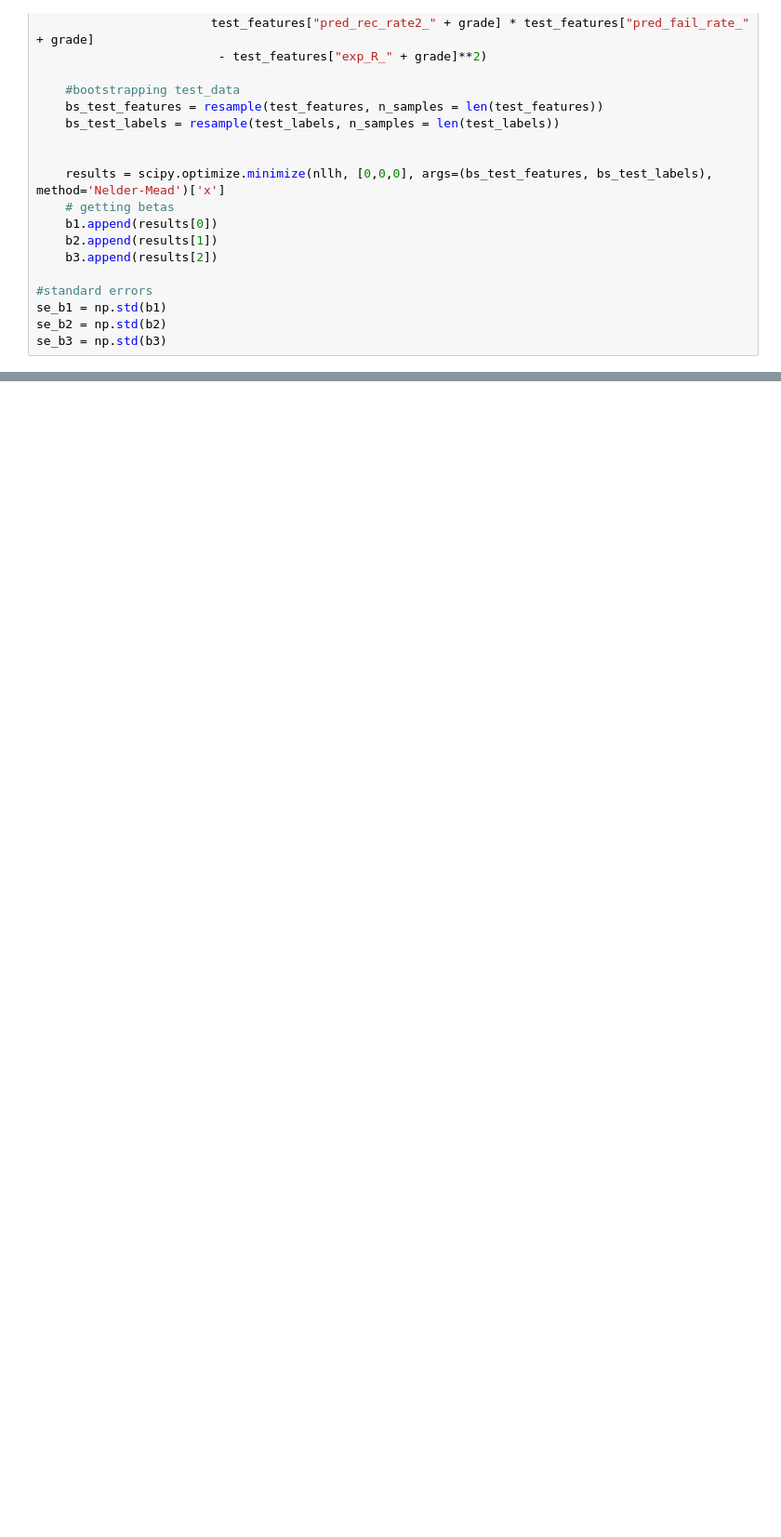
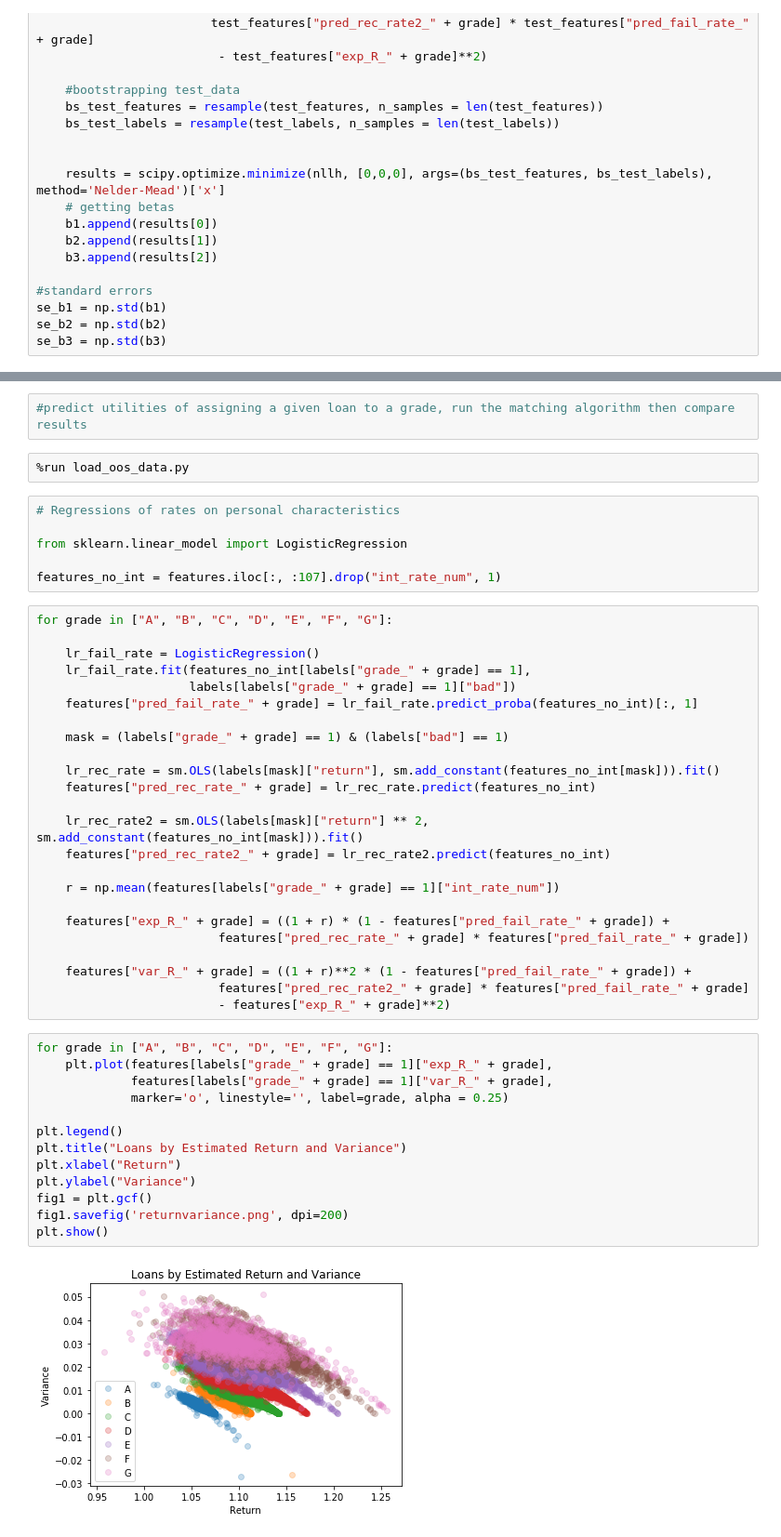
Before and after one commit to arielgoldszmidt/lenders, a Jupyter notebook: project.ipynb, the cells around one changed output, grey strips where cells are left out. Shown at 93% size. Saved outputs shown, nothing was run; the diff lists cells and outputs as text; blank space fills up the shorter version.

Commit message:
update
-added marginal effects and oout of sample prediction to project.ipynb

-added an out of sample histogram

-python script to read out of sample data

```diff
--- a/project.ipynb
+++ b/project.ipynb
@@ -373,0 +406,49 @@ se_b3 = np.std(b3)
+# %%
+#predict utilities of assigning a given loan to a grade, run the matching algorithm then compare results
+# %%
+%run load_oos_data.py
+# %%
+# Regressions of rates on personal characteristics
+
+from sklearn.linear_model import LogisticRegression
+
+features_no_int = features.iloc[:, :107].drop("int_rate_num", 1)
+# %%
+for grade in ["A", "B", "C", "D", "E", "F", "G"]:
+
+    lr_fail_rate = LogisticRegression()
+    lr_fail_rate.fit(features_no_int[labels["grade_" + grade] == 1],
+                     labels[labels["grade_" + grade] == 1]["bad"])
+    features["pred_fail_rate_" + grade] = lr_fail_rate.predict_proba(features_no_int)[:, 1]
+
+    mask = (labels["grade_" + grade] == 1) & (labels["bad"] == 1)
+
+    lr_rec_rate = sm.OLS(labels[mask]["return"], sm.add_constant(features_no_int[mask])).fit()
+    features["pred_rec_rate_" + grade] = lr_rec_rate.predict(features_no_int)
+
+    lr_rec_rate2 = sm.OLS(labels[mask]["return"] ** 2, sm.add_constant(features_no_int[mask])).fit()
+    features["pred_rec_rate2_" + grade] = lr_rec_rate2.predict(features_no_int)
+
+    r = np.mean(features[labels["grade_" + grade] == 1]["int_rate_num"])
+
+    features["exp_R_" + grade] = ((1 + r) * (1 - features["pred_fail_rate_" + grade]) +
+                         features["pred_rec_rate_" + grade] * features["pred_fail_rate_" + grade])
+
+    features["var_R_" + grade] = ((1 + r)**2 * (1 - features["pred_fail_rate_" + grade]) +
+                         features["pred_rec_rate2_" + grade] * features["pred_fail_rate_" + grade]
+                         - features["exp_R_" + grade]**2)
+# %%
+for grade in ["A", "B", "C", "D", "E", "F", "G"]:
+    plt.plot(features[labels["grade_" + grade] == 1]["exp_R_" + grade],
+             features[labels["grade_" + grade] == 1]["var_R_" + grade],
+             marker='o', linestyle='', label=grade, alpha = 0.25)
+
+plt.legend()
+plt.title("Loans by Estimated Return and Variance")
+plt.xlabel("Return")
+plt.ylabel("Variance")
+fig1 = plt.gcf()
+fig1.savefig('returnvariance.png', dpi=200)
+plt.show()
+# %% [output]
+[figure, added]
```
Also changed, not shown: parts of 7 cells of this notebook, 3 other files.
